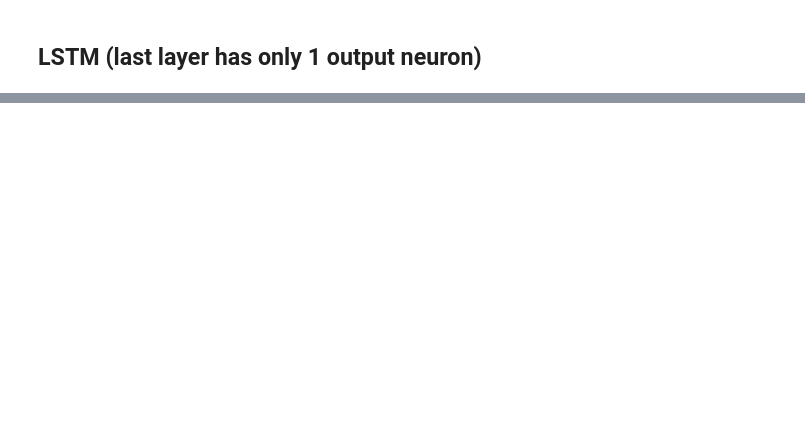
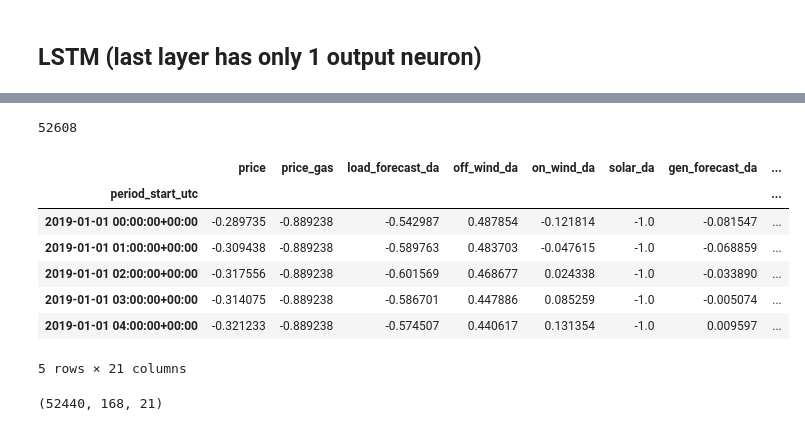
Before and after one commit to SSBO-ai/ai-for-energy, a Jupyter notebook: notebook/05_models/lstm_2019-2025.ipynb, the cells around one changed output, grey strips where cells are left out. Saved outputs shown, nothing was run; the diff lists cells and outputs as text; code cells hidden in the pictures; blank space fills up the shorter version.

```diff
--- a/notebook/05_models/lstm_2019-2025.ipynb
+++ b/notebook/05_models/lstm_2019-2025.ipynb
@@ -464,0 +56,15 @@ MAE:  9.709
+# %%
+# 2. Add residual_load = load - RES and dummies for a year
+
+df["residual_load"] = (
+    df["load_forecast_da"]
+    - df["off_wind_da"]
+    - df["on_wind_da"]
+    - df["solar_da"]
+)
+
+df["year"] = df["date"].dt.year
+df = pd.get_dummies(df, columns=["year"], drop_first=True, dtype=int)
+df["year_2025"] = 0  # Adding a dummy column for 2025 with all values set to 0
+df["year_2026"] = 0  # Adding a dummy column for 2026 with all values set to 0
+df.columns
@@ -464,0 +80,39 @@ MAE:  9.709
+# %%
+# LSTM requires normalized inputs.
+
+target = "price"
+features = ['price_gas', 'load_forecast_da', 'off_wind_da', 'on_wind_da',
+       'solar_da', 'gen_forecast_da', 'dayofyear_sin1',
+       'dayofyear_cos1', 'hour_sin1', 'hour_cos1', 'dayofweek_sin1',
+       'dayofweek_cos1', 'is_holiday', 'year_2020', 'year_2021', 'year_2022', 'year_2023',
+       'year_2024', 'year_2025', 'year_2026']
+features_to_scale = ['price_gas', 'load_forecast_da', 'off_wind_da', 'on_wind_da',
+       'solar_da', 'gen_forecast_da']
+
+# Set feature_range to (-1, 1)
+price_scaler = MinMaxScaler(feature_range=(-1, 1))
+exog_scaler  = MinMaxScaler(feature_range=(-1, 1))
+
+# Combine target and features into one list
+all_cols = [target] + features
+
+# Create 'scaled' as a copy of only those columns from df
+# This automatically preserves the original index
+scaled = df[all_cols].copy()
+
+# Fit and transform the target and features separately:
+scaled['price'] = price_scaler.fit_transform(df[[target]])
+scaled[features_to_scale] = exog_scaler.fit_transform(df[features_to_scale])
+
+print (len(scaled))
+scaled.head()
+# %% [output]
+52608
+|  | price | price_gas | load_forecast_da | off_wind_da | on_wind_da | solar_da | gen_forecast_da | ... |
+| period_start_utc |  |  |  |  |  |  |  | ... |
+| 2019-01-01 00:00:00+00:00 | -0.289735 | -0.889238 | -0.542987 | 0.487854 | -0.121814 | -1.0 | -0.081547 | ... |
+| 2019-01-01 01:00:00+00:00 | -0.309438 | -0.889238 | -0.589763 | 0.483703 | -0.047615 | -1.0 | -0.068859 | ... |
+| 2019-01-01 02:00:00+00:00 | -0.317556 | -0.889238 | -0.601569 | 0.468677 | 0.024338 | -1.0 | -0.033890 | ... |
+| 2019-01-01 03:00:00+00:00 | -0.314075 | -0.889238 | -0.586701 | 0.447886 | 0.085259 | -1.0 | -0.005074 | ... |
+| 2019-01-01 04:00:00+00:00 | -0.321233 | -0.889238 | -0.574507 | 0.440617 | 0.131354 | -1.0 | 0.009597 | ... |
+5 rows × 21 columns
@@ -464,0 +136,5 @@ MAE:  9.709
+# %%
+X.shape
+#y.shape
+# %% [output]
+(52440, 168, 21)
```
Also changed, not shown: parts of 41 cells of this notebook, 1 other file.
